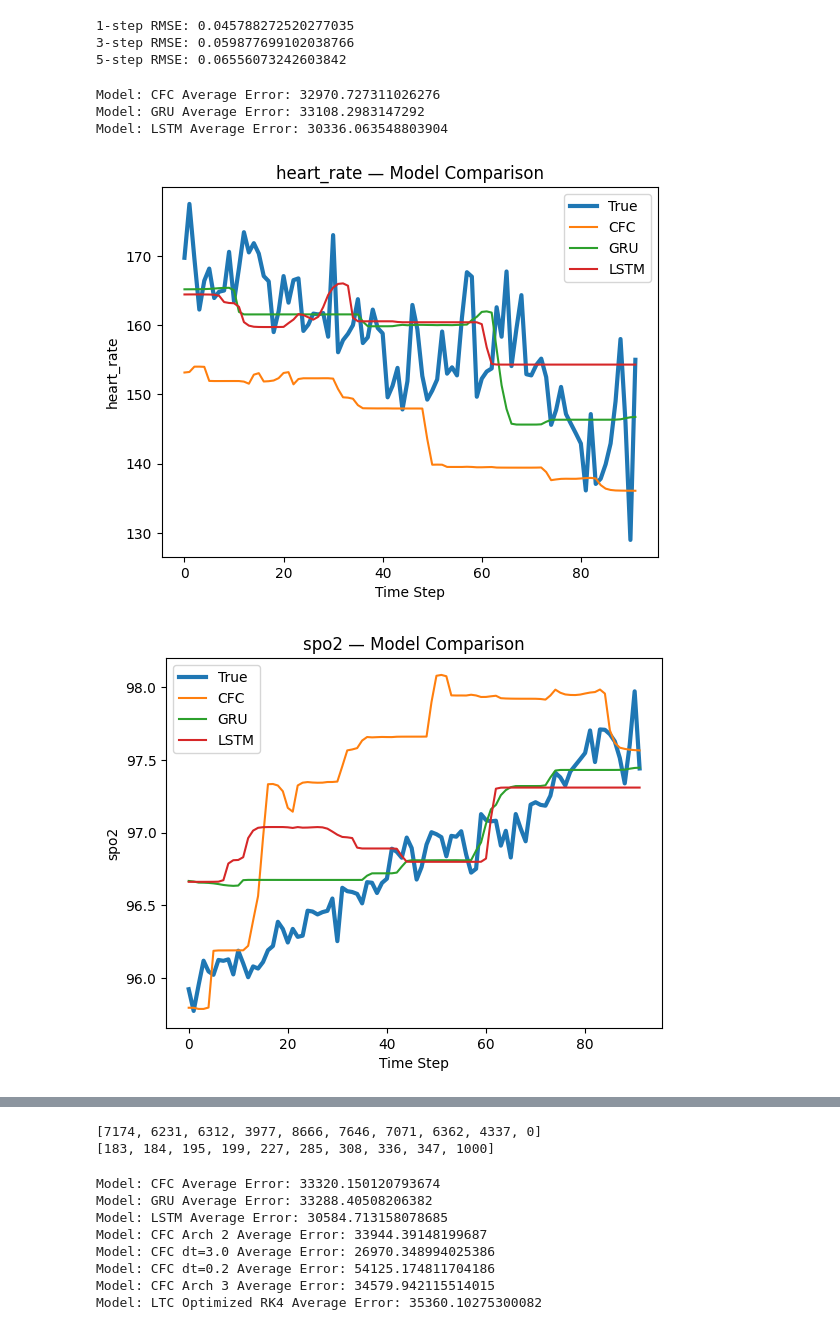
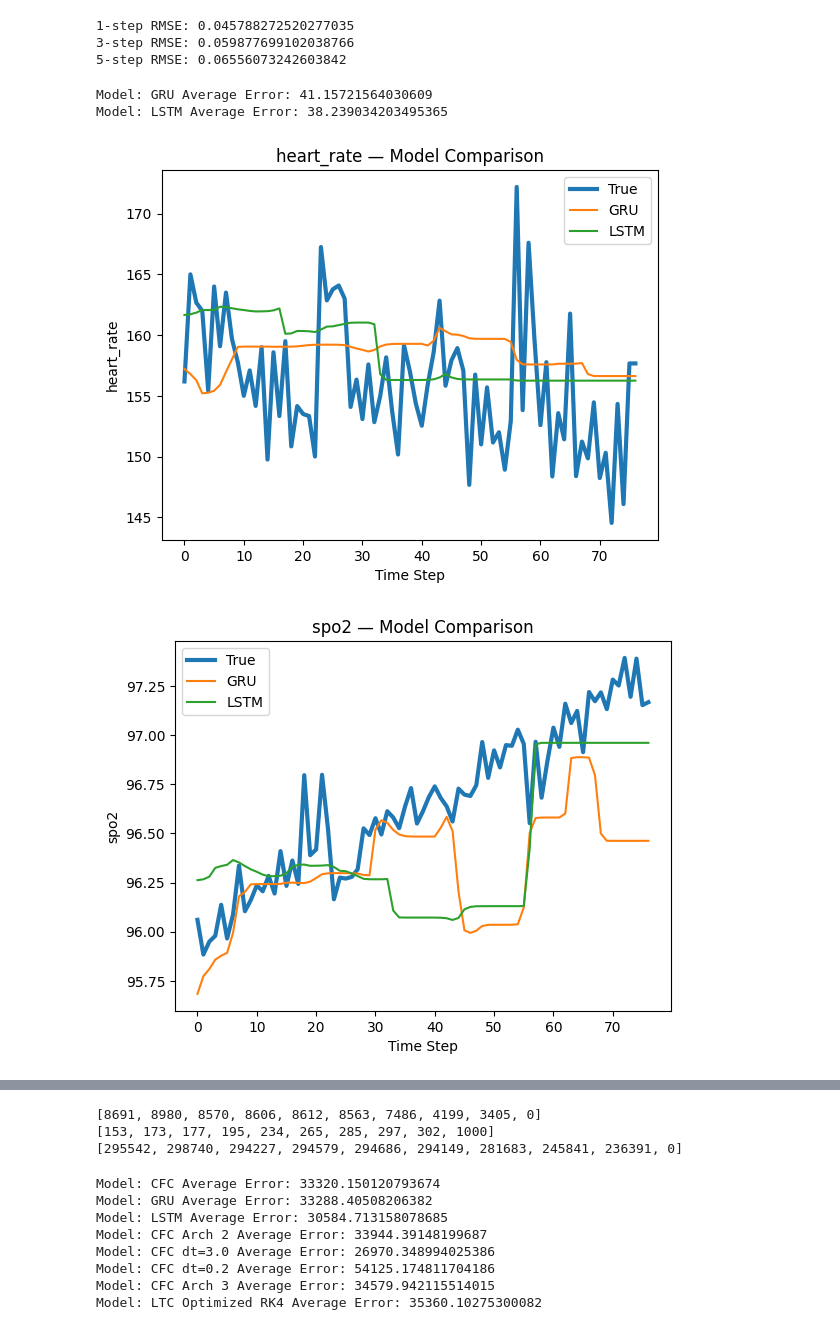
Before and after one commit to theophilus28/LNN-GRU-Comparative, a Jupyter notebook: lnn_setup.ipynb, the cells around one changed output, grey strips where cells are left out. Drawn from its saved outputs; the diff is of its cells as text; code cells hidden in the pictures.

```diff
--- a/lnn_setup.ipynb
+++ b/lnn_setup.ipynb
@@ -17,8 +17,8 @@ import torch.nn as nn
 import torch.nn.functional as F
 
 DATA_DIR = "data/data"
-OUT_DIR = "icu_batches"
-MERGED_PATH = "icu_merged.parquet"
+OUT_DIR = "icu_batches_fixed"
+MERGED_PATH = "icu_merged_fixed.parquet"
 
 BIN_HOURS = 12
 BATCH_SIZE = 3000
@@ -2643,59 +2643,58 @@ ltc_model_optim = OptimizedLTCNetwork(solver="rk4")
 lrc_model = LRCNetwork(cell_type="advanced")
 lrc_model_optim = OptimizedLRCNetwork(cell_type="advanced")
 
-gru_model.load_state_dict(torch.load("best_gru_flat.pt"))
+gru_model.load_state_dict(torch.load("best_gru.pt"))
 #gru_model_original.load_state_dict(torch.load("best_gru_original.pt"))
-lstm_model.load_state_dict(torch.load("best_lstm_flat.pt"))
+lstm_model.load_state_dict(torch.load("best_lstm.pt"))
 #lstm_model_original.load_state_dict(torch.load("best_lstm_original.pt"))
-cfc_model.load_state_dict(torch.load("best_cfc_flat.pt"))
-cfc_arch2_model.load_state_dict(torch.load("best_cfc_arch2_flat.pt"))
-cfc_arch3_model.load_state_dict(torch.load("best_cfc_arch3_flat.pt"))
-cfc_model_3.load_state_dict(torch.load("best_cfc_dt3_flat.pt"))
-cfc_model_02.load_state_dict(torch.load("best_cfc_dt02_flat.pt"))
+#cfc_model.load_state_dict(torch.load("best_cfc_flat.pt"))
+#cfc_arch2_model.load_state_dict(torch.load("best_cfc_arch2_flat.pt"))
+#cfc_arch3_model.load_state_dict(torch.load("best_cfc_arch3_flat.pt"))
+#cfc_model_3.load_state_dict(torch.load("best_cfc_dt3_flat.pt"))
+#cfc_model_02.load_state_dict(torch.load("best_cfc_dt02_flat.pt"))
 #ltc_model.load_state_dict(torch.load("best_ltc.pt"))
-ltc_model_optim.load_state_dict(torch.load("best_ltc_optim_flat.pt"))
+#ltc_model_optim.load_state_dict(torch.load("best_ltc_optim_flat.pt"))
 #lrc_model.load_state_dict(torch.load("best_lrc.pt"))
 #lrc_model_optim.load_state_dict(torch.load("best_lrc_optim.pt"))
 models = {
-    "CFC": cfc_model,
+    #"CFC": cfc_model,
     "GRU": gru_model,
     "LSTM": lstm_model,
     #"GRU Original": gru_model_original,
     #"LSTM Original": lstm_model_original,
     #"CFC Arch 2": cfc_arch2_model,
     #"CFC dt=3.0": cfc_model_3,
     #"CFC dt=0.2": cfc_model_02,
     #"CFC Arch 3": cfc_arch3_model,
     #"LTC": ltc_model,
     #"LTC Optimized RK4": ltc_model_optim,
     #"LRC": lrc_model,
     #"LRC Optim": lrc_model_optim
 }
 
 features_to_plot = ["heart_rate", "spo2", "dbp", "temperature", "resp_rate", "creatinine",  "platelets"]
 
 
 train_subj, val_subj, test_subj = make_subject_splits(full_df)
 
 train_icu_ids = subjects_to_icu_ids(full_df, train_subj)
 val_icu_ids   = subjects_to_icu_ids(full_df, val_subj)
 test_icu_ids  = subjects_to_icu_ids(full_df, test_subj)
 
-# longest ICU stays are 7174, 6231, 6312, 3977, 8666, 7646, 7071, 6362, 4337
+# longest ICU stays are 8691, 8980, 8570, 8606, 8612, 8563, 7486, 4199, 3405
 compare_models(
     models,
     full_df,
-    icu_id=test_icu_ids[7174],
+    icu_id=test_icu_ids[8691],
     feature_cols=state_features,
     action_cols=action_features,
     features_to_plot=features_to_plot,
-    window_size = 10,
+    window_size = 4,
     scaler=scaler,
     device="cuda"
 )
 # %% [output]
-Model: CFC Average Error: 32970.727311026276
-Model: GRU Average Error: 33108.2983147292
-Model: LSTM Average Error: 30336.063548803904
+Model: GRU Average Error: 41.15721564030609
+Model: LSTM Average Error: 38.239034203495365
-[figure, old version]
+[figure, new version]
-[figure, old version]
+[figure, new version]
@@ -2708,6 +2707,7 @@ Model: LSTM Average Error: 30336.063548803904
 # this is to inform us of which icu stays in the test set are longest
 
 top_longest = [0] * 10
+top_icu_ids = [0] * 10
 top_lengths = [0] * 10
 top_lengths[9] = 1000
 for i in range(len(test_icu_ids)):
@@ -2719,12 +2719,15 @@ for i in range(len(test_icu_ids)):
         if s_length > top_lengths[j] and s_length < top_lengths[j+1]:
             top_lengths[j] = s_length
             top_longest[j] = i
+            top_icu_ids[j] = icu_id
             break
 print(top_longest)
 print(top_lengths)
+print(top_icu_ids)
 # %% [output]
-[7174, 6231, 6312, 3977, 8666, 7646, 7071, 6362, 4337, 0]
-[183, 184, 195, 199, 227, 285, 308, 336, 347, 1000]
+[8691, 8980, 8570, 8606, 8612, 8563, 7486, 4199, 3405, 0]
+[153, 173, 177, 195, 234, 265, 285, 297, 302, 1000]
+[295542, 298740, 294227, 294579, 294686, 294149, 281683, 245841, 236391, 0]
 # %%
 # secondary plot run
 
```
Also changed, not shown: parts of 5 cells of this notebook.
